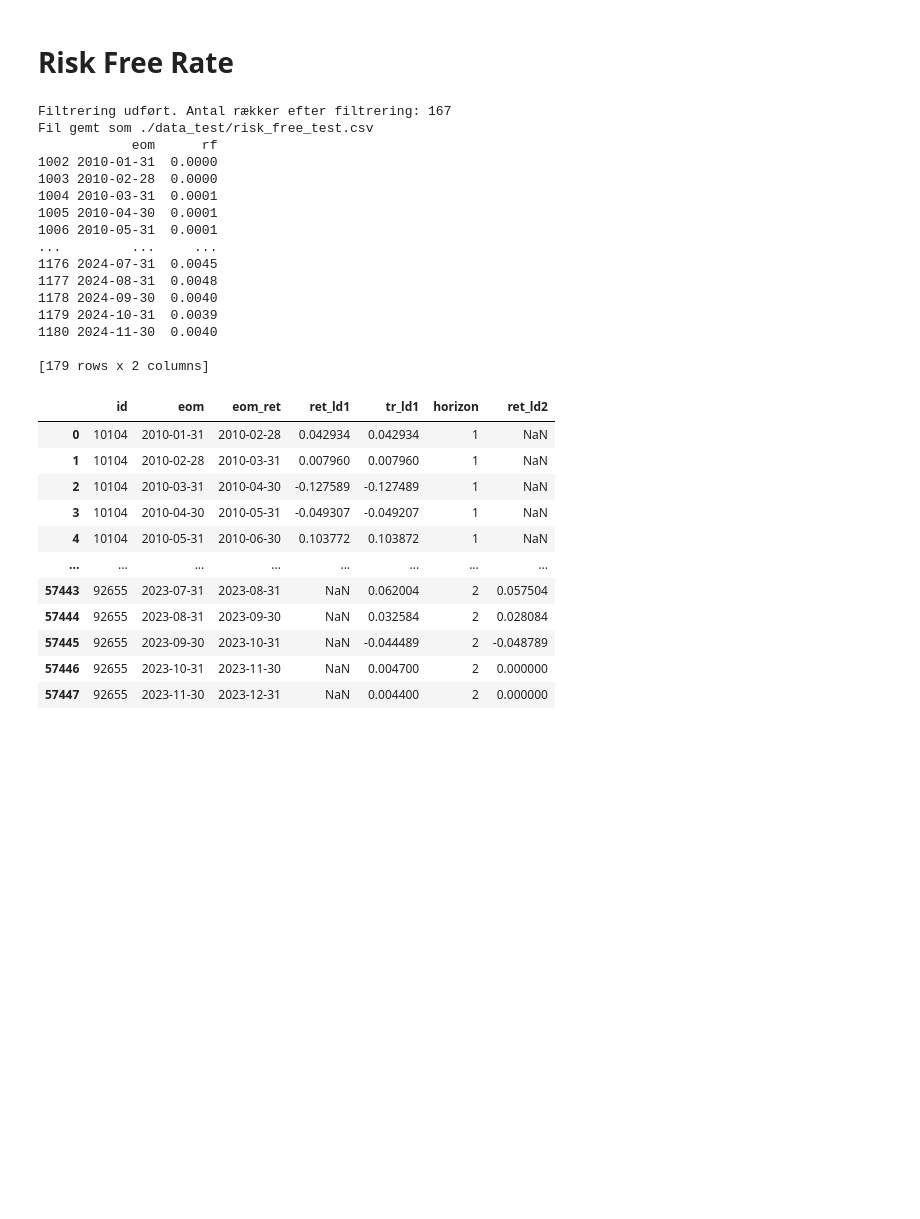
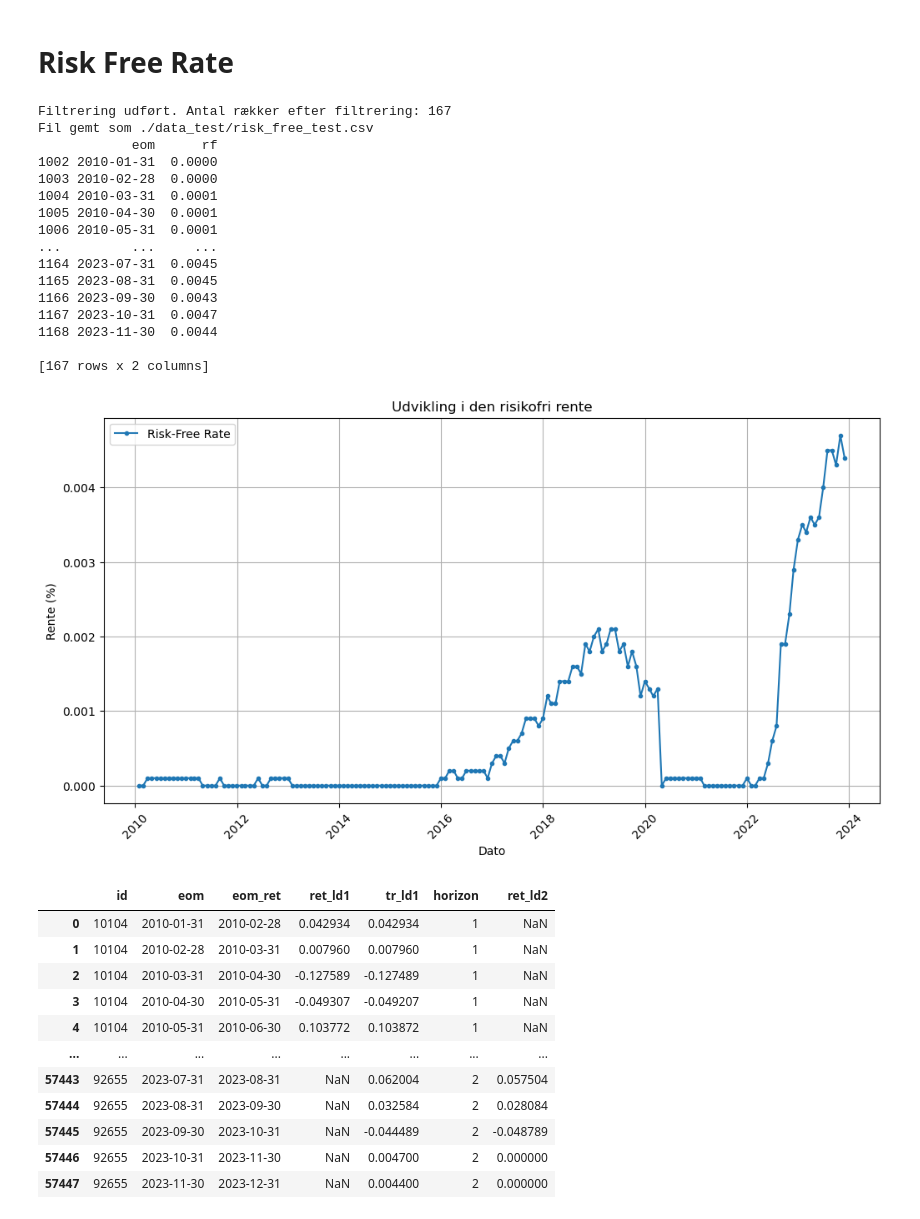
Before and after one commit to Hedegaard9/Master, a Jupyter notebook: data_analysis.ipynb, the cells around one changed output. Cells and saved outputs as stored; diff of their text form; code cells hidden in the pictures; blank space fills up the shorter version.

```diff
--- a/data_analysis.ipynb
+++ b/data_analysis.ipynb
@@ -827,7 +960,7 @@ def process_risk_free_rate(file_path, start_date, end_date=None, output_path="./
 rente_path = "Data/ff3_m.csv"
 start_date = "2010-01-31"
 end_date = "2023-11-30"
-process_risk_free_rate(rente_path, start_date, end_date, output_path="./data_test/risk_free_test.csv")
+risk_free_df= process_risk_free_rate(rente_path, start_date, end_date, output_path="./data_test/risk_free_test.csv")
 print(risk_free_df)
 # %% [output]
 Filtrering udført. Antal rækker efter filtrering: 167
@@ -839,13 +972,36 @@ Fil gemt som ./data_test/risk_free_test.csv
 1005 2010-04-30  0.0001
 1006 2010-05-31  0.0001
 ...         ...     ...
-1176 2024-07-31  0.0045
-1177 2024-08-31  0.0048
-1178 2024-09-30  0.0040
-1179 2024-10-31  0.0039
-1180 2024-11-30  0.0040
+1164 2023-07-31  0.0045
+1165 2023-08-31  0.0045
+1166 2023-09-30  0.0043
+1167 2023-10-31  0.0047
+1168 2023-11-30  0.0044
 
-[179 rows x 2 columns]
+[167 rows x 2 columns]
+# %%
+import matplotlib.pyplot as plt
+import pandas as pd
+
+# Konverter eom til datetime-format
+risk_free_df['eom'] = pd.to_datetime(risk_free_df['eom'])
+
+# Plot renteudviklingen
+plt.figure(figsize=(12, 6))
+plt.plot(risk_free_df['eom'], risk_free_df['rf'], marker='o', linestyle='-', markersize=3, label="Risk-Free Rate")
+
+# Formatering af plot
+plt.xlabel("Dato")
+plt.ylabel("Rente (%)")
+plt.title("Udvikling i den risikofri rente")
+plt.grid(True)
+plt.legend()
+plt.xticks(rotation=45)  # Rotér datoetiketter for bedre læsbarhed
+
+# Vis plot
+plt.show()
+# %% [output]
+[figure, added]
 # %%
 import data_run_files
 from data_run_files import monthly_returns
```
Also changed, not shown: parts of 6 cells of this notebook, 2 other files.
